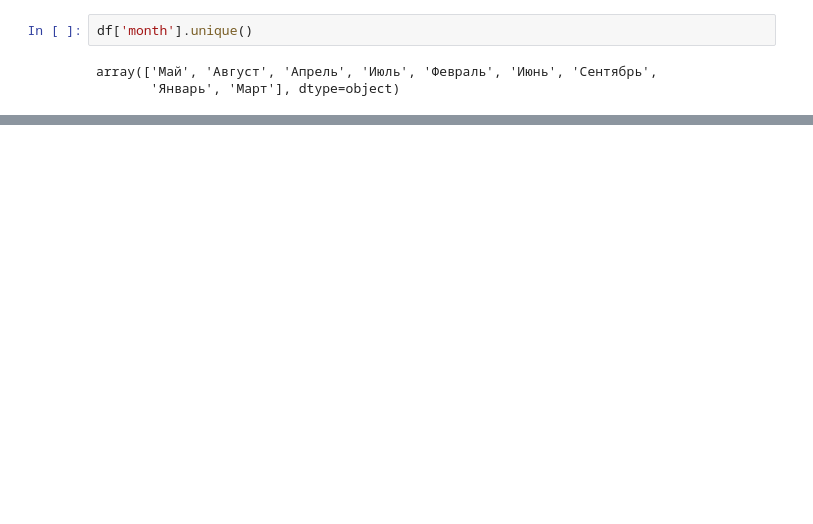
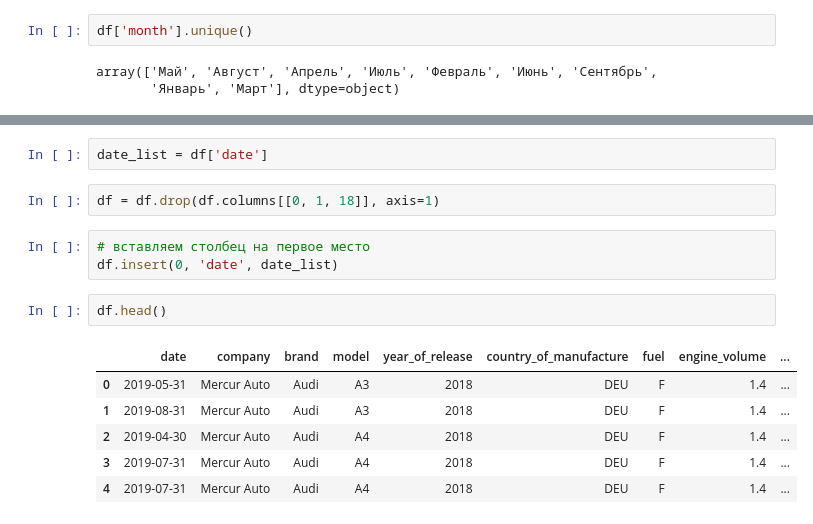
Before and after one commit to analyst-plv/car-sales, a Jupyter notebook: Авторынок.ipynb, the cells around one changed output, grey strips where cells are left out. Drawn from its saved outputs; the diff is of its cells as text; blank space fills up the shorter version.

```diff
--- a/Авторынок.ipynb
+++ b/Авторынок.ipynb
@@ -912,0 +1057,16 @@ df['date'] = df['year'] + df['month']
+# %%
+date_list = df['date']
+# %%
+df = df.drop(df.columns[[0, 1, 18]], axis=1)
+# %%
+# вставляем столбец на первое место
+df.insert(0, 'date', date_list)
+# %%
+df.head()
+# %% [output]
+|  | date | company | brand | model | year_of_release | country_of_manufacture | fuel | engine_volume | ... |
+| 0 | 2019-05-31 | Mercur Auto | Audi | A3 | 2018 | DEU | F | 1.4 | ... |
+| 1 | 2019-08-31 | Mercur Auto | Audi | A3 | 2018 | DEU | F | 1.4 | ... |
+| 2 | 2019-04-30 | Mercur Auto | Audi | A4 | 2018 | DEU | F | 1.4 | ... |
+| 3 | 2019-07-31 | Mercur Auto | Audi | A4 | 2018 | DEU | F | 1.4 | ... |
+| 4 | 2019-07-31 | Mercur Auto | Audi | A4 | 2018 | DEU | F | 1.4 | ... |
```
Also changed, not shown: parts of 59 cells of this notebook.
